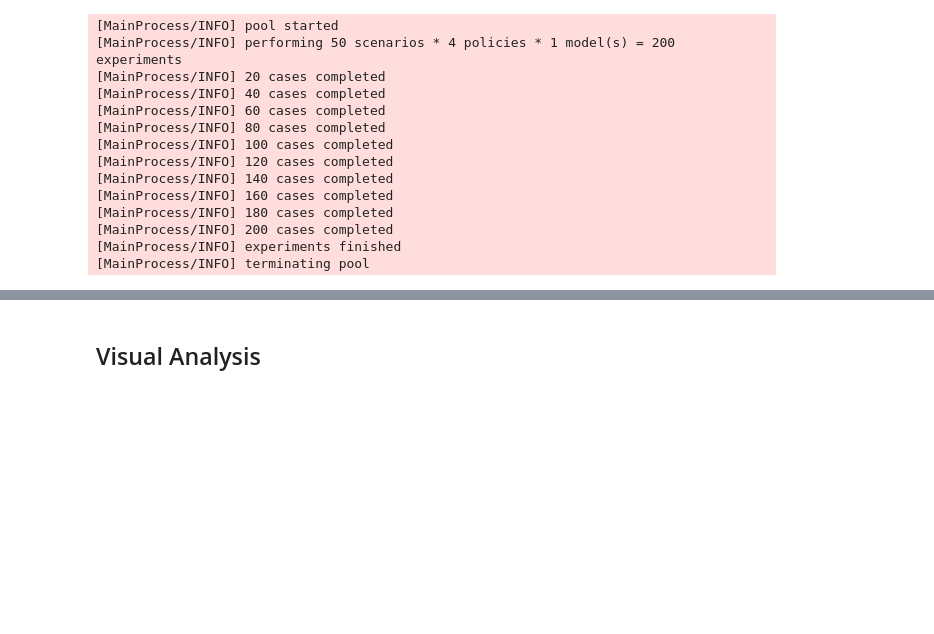
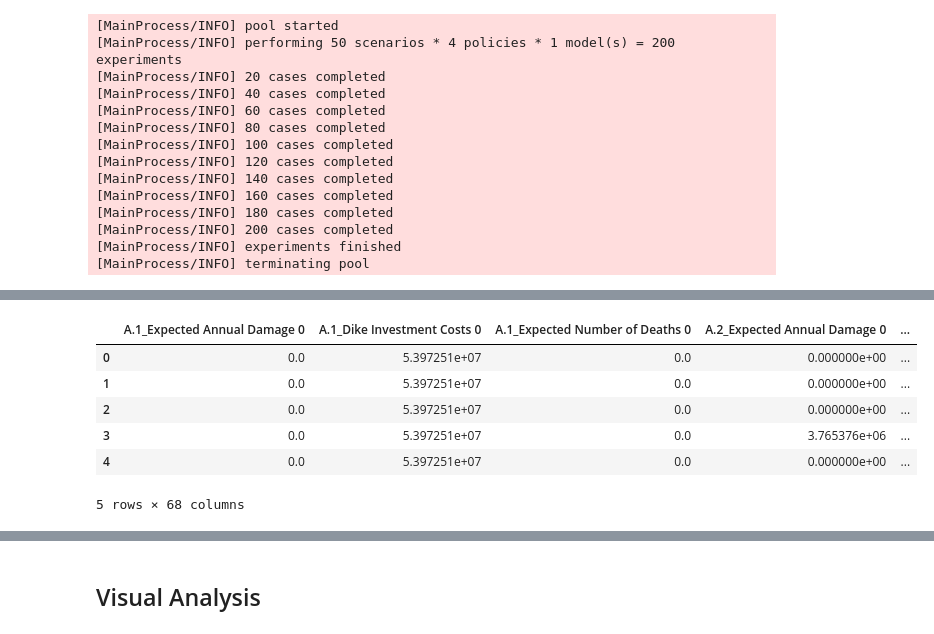
Before and after one commit to aarsundaram/ModelBasedDecisionMaking_Group12, a Jupyter notebook: final assignment/Open Exploration.ipynb, the cells around one changed output, grey strips where cells are left out. Saved outputs shown, nothing was run; the diff lists cells and outputs as text; code cells hidden in the pictures; blank space fills up the shorter version.

```diff
--- a/final assignment/Open Exploration.ipynb
+++ b/final assignment/Open Exploration.ipynb
@@ -187,4 +186,0 @@ outcomes
-# %%
-import pandas as pd
-#Turn dictionary into dataframe
-outcomes = pd.DataFrame([outcomes])
@@ -199,0 +187,3 @@ outcomes_of_interest = []
+# %%
+import pandas as pd
+outcomes_new= {k:v.tolist() for k, v in outcomes.items()}
@@ -199,0 +210,11 @@ outcomes_of_interest = []
+# %%
+outcome_df = pd.DataFrame.from_dict(outcomes_new)
+outcome_df.head()
+# %% [output]
+|  | A.1_Expected Annual Damage 0 | A.1_Dike Investment Costs 0 | A.1_Expected Number of Deaths 0 | A.2_Expected Annual Damage 0 | ... |
+| 0 | 0.0 | 5.397251e+07 | 0.0 | 0.000000e+00 | ... |
+| 1 | 0.0 | 5.397251e+07 | 0.0 | 0.000000e+00 | ... |
+| 2 | 0.0 | 5.397251e+07 | 0.0 | 0.000000e+00 | ... |
+| 3 | 0.0 | 5.397251e+07 | 0.0 | 3.765376e+06 | ... |
+| 4 | 0.0 | 5.397251e+07 | 0.0 | 0.000000e+00 | ... |
+5 rows × 68 columns
```
Also changed, not shown: parts of 8 cells of this notebook.
